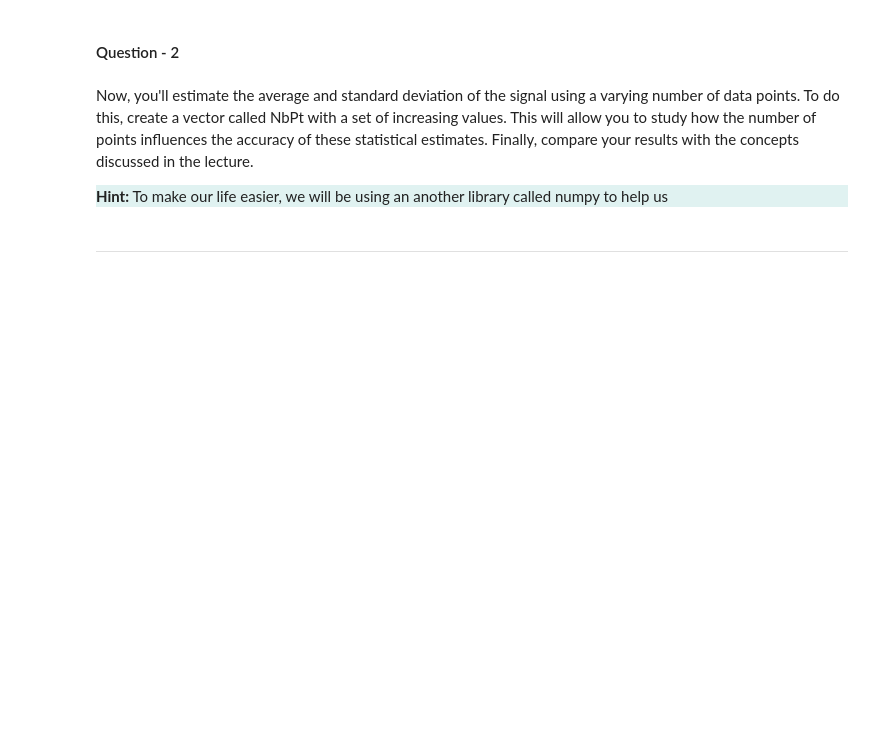
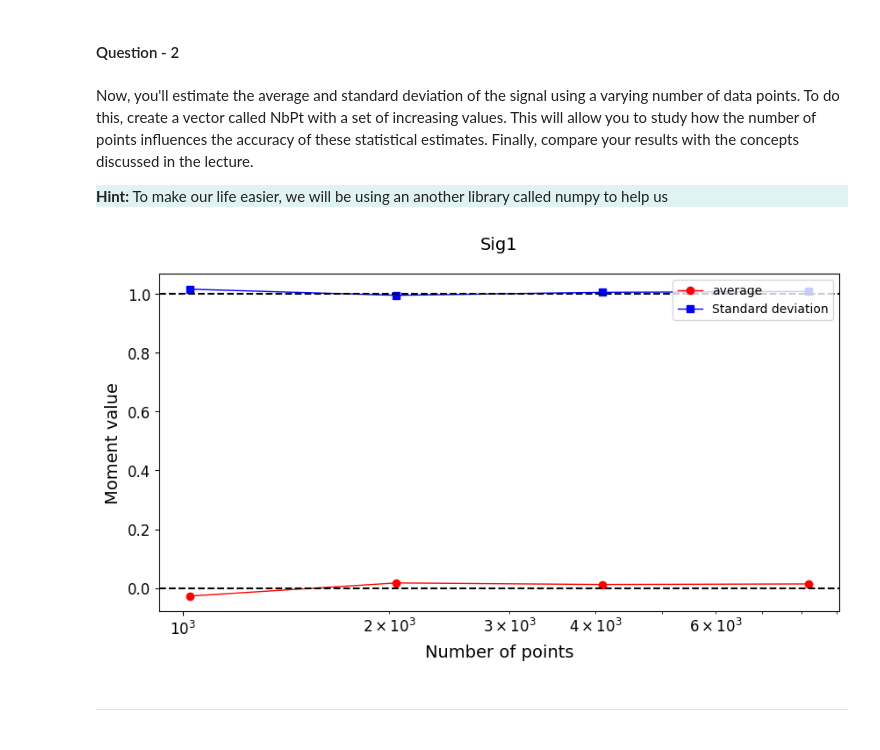
Before and after one commit to baristelmen/M2-IPP-AEMFM, a Jupyter notebook: python/exercise_1.ipynb, the cells around one changed output. Drawn from its saved outputs; the diff is of its cells as text; code cells hidden in the pictures; blank space fills up the shorter version.

```diff
--- a/python/exercise_1.ipynb
+++ b/python/exercise_1.ipynb
@@ -141,40 +147,42 @@ NbPt = 2 ** np.array([xx, xx, xx, xx])
 ## Calculation of average and standard deviation by numpy
 ##########################################
 average, standardev = [],[]
-for i in range(len(NbPt)):
-    Data=Sig1[:NbPt[i]]
+for nbpt in NbPt:
+    Data = Sig1[:nbpt]
     average.append(np.mean(Data))
     standardev.append(np.std(Data))
 ##########################################
 
 ##########################################
 ## Plotting routine
 ##########################################
 fig, ax = plt.subplots(ncols=1, nrows=1, figsize=(10,5))
 
 ## Plotting average values
 ax.plot(NbPt, average, marker = "o", markerfacecolor = "red", markeredgecolor = "red",
         linewidth = 1, color = "red", label = "average")
 
 ## Plotting standard deviation
 ax.plot(NbPt, standardev, marker = "s", markerfacecolor = "blue", markeredgecolor = "blue",
         linewidth = 1, color = "blue", label = "Standard deviation")
 
 ax.axhline(y=0, color='black', linestyle='--')
 ax.axhline(y=1, color='black', linestyle='--')
 ax.set_xlabel('Number of points', fontsize = 14, labelpad = 5)
 ax.set_ylabel('Moment value', fontsize = 14, labelpad = 5)
 ax.set_title('Sig1', fontsize = 14, pad = 20)
 ax.set_xscale('log')
 ax.legend(loc = "upper right")
 
 ax.tick_params(axis='both', which='major', labelsize=12)
 ax.tick_params(axis='both', which='minor', labelsize=12)
 ##########################################
 
 ##########################################
 ## Saving figure here
 fig.savefig('./figures/BBG_Moy_de_N.png',  bbox_inches = 'tight')
+# %% [output]
+[figure, added]
 # %% [markdown]
 <div align="center">
     <hr>
```
Also changed, not shown: parts of 8 cells of this notebook, 5 other files.
